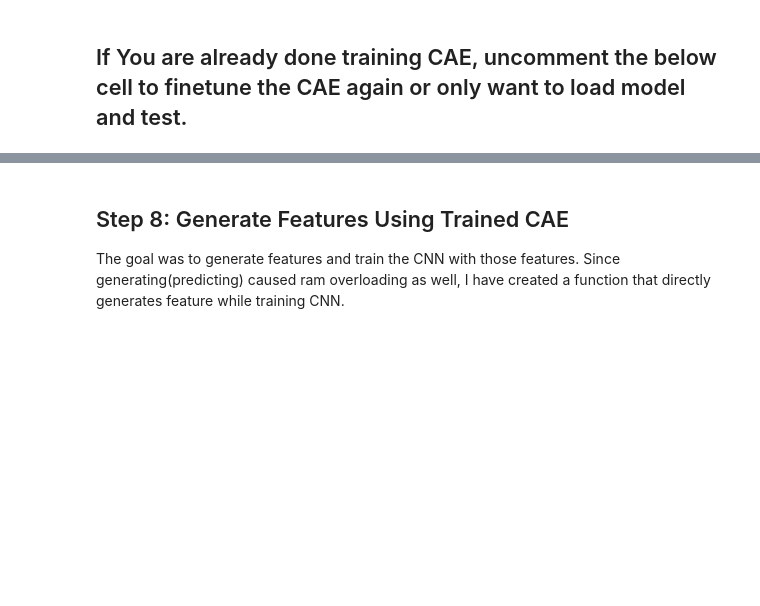
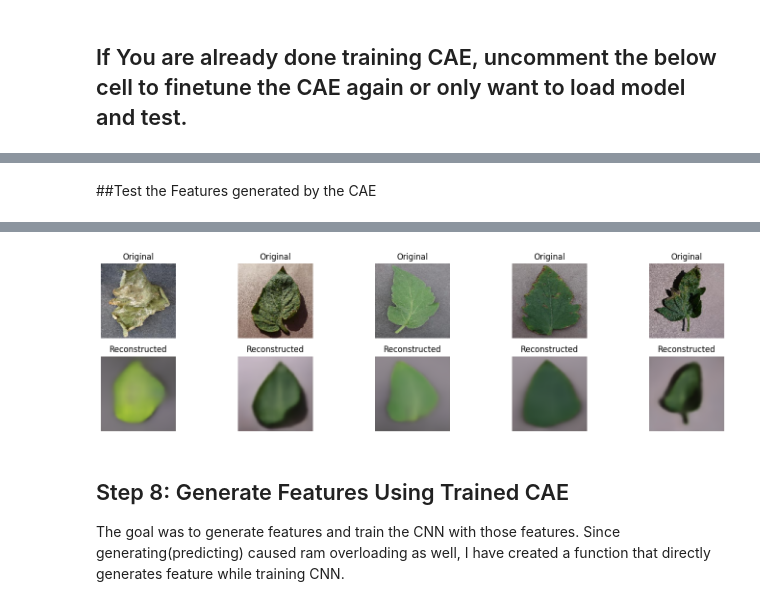
Before and after one commit to Ragul2526/Plant-Diseases-Detection-using-DL, a Jupyter notebook: tomato_disease_detection.ipynb, the cells around one changed output, grey strips where cells are left out. Saved outputs shown, nothing was run; the diff lists cells and outputs as text; code cells hidden in the pictures; blank space fills up the shorter version.

```diff
--- a/tomato_disease_detection.ipynb
+++ b/tomato_disease_detection.ipynb
@@ -333,5 +332,5 @@ Model: "autoencoder"
 # %% [markdown]
 ## If You are already done training CAE, uncomment the below cell to finetune the CAE again or only want to load model and test.
 # %%
-#autoencoder.load_weights('/content/drive/MyDrive/TomatoModel/cae.h5')
+autoencoder.load_weights('/content/drive/MyDrive/TomatoModel/cae.h5')
 # %%
@@ -358,0 +391,25 @@ KeyboardInterrupt:
+# %% [markdown]
+##Test the Features generated by the CAE
+# %%
+# Visually check if CAE is reconstructing well
+test_gen.reset()
+images, _ = next(test_gen)
+reconstructed = autoencoder.predict(images[:5])
+
+plt.figure(figsize=(15, 4))
+for i in range(5):
+    # Original
+    ax = plt.subplot(2, 5, i + 1)
+    plt.imshow(images[i])
+    plt.title('Original')
+    plt.axis('off')
+
+    # Reconstructed
+    ax = plt.subplot(2, 5, i + 6)
+    plt.imshow(reconstructed[i])
+    plt.title('Reconstructed')
+    plt.axis('off')
+
+plt.tight_layout()
+plt.show()
+# %% [output]
@@ -359,3 +417,4 @@ KeyboardInterrupt:
+[figure, added]
 # %% [markdown]
 ## Step 8: Generate Features Using Trained CAE
 The goal was to generate features and train the CNN with those features.
```
Also changed, not shown: parts of 6 cells of this notebook.
